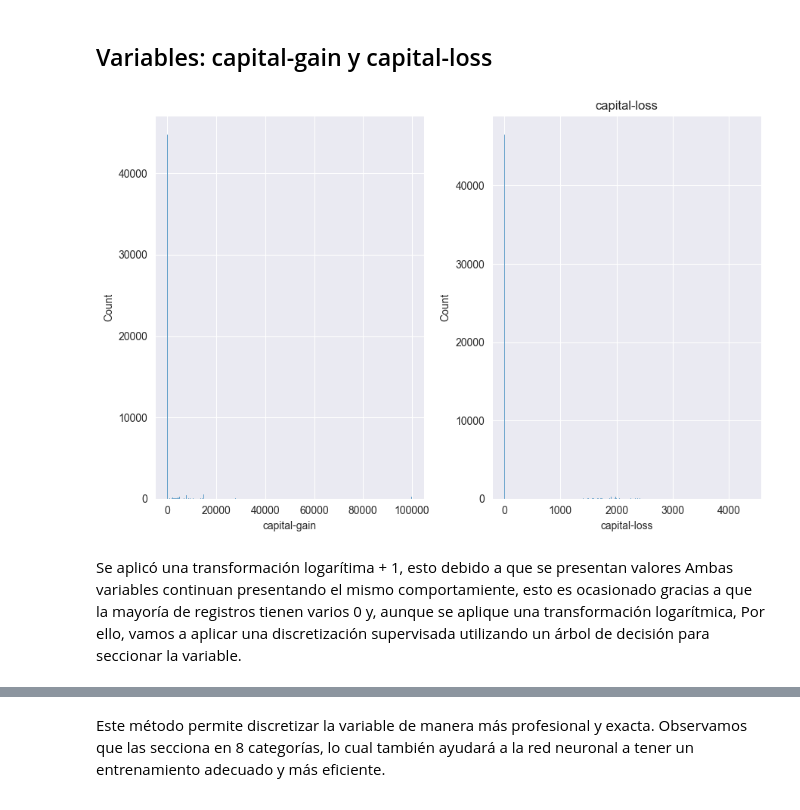
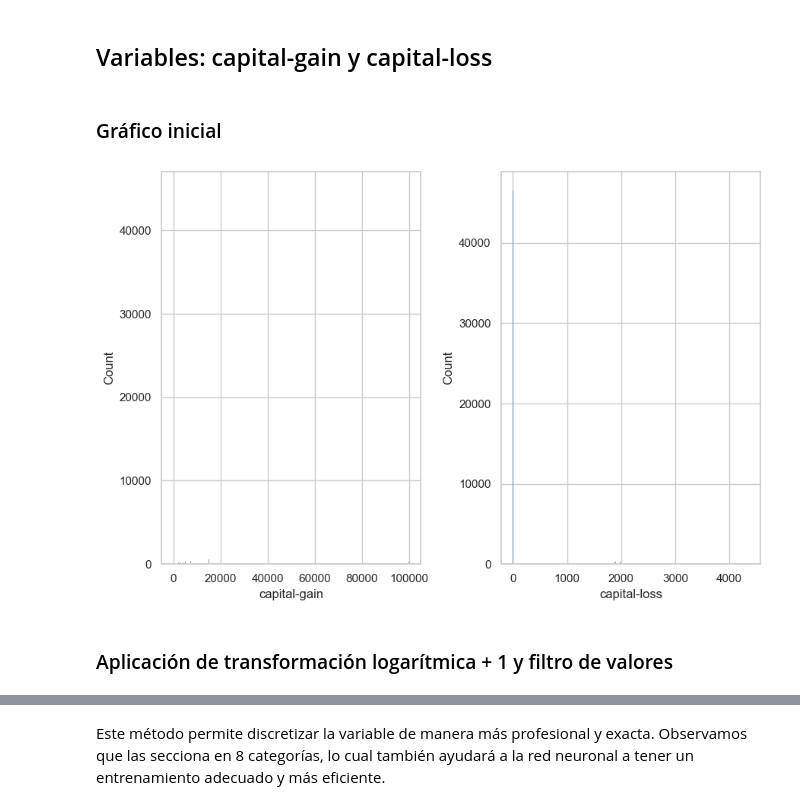
Before and after one commit to Marcelloprime/rnn_adult_income_prediction, a Jupyter notebook: 01_eda.ipynb, the cells around one changed output, grey strips where cells are left out. Drawn from its saved outputs; the diff is of its cells as text; code cells hidden in the pictures.

```diff
--- a/01_eda.ipynb
+++ b/01_eda.ipynb
@@ -49,6 +49,8 @@ import pandas as pd
 import matplotlib.pyplot as plt
 import seaborn as sns
 from pathlib import Path
+
+sns.set_theme(style="whitegrid")
 # %%
 adult = fetch_ucirepo(id=2)
 df = adult.data.original
@@ -361,0 +398,20 @@ A diferencia de los gráficos anteriores, al segmentar por el target, encontramo
+# %%
+nom_cols = df.select_dtypes(include=['str']).drop(columns=['income'])
+
+
+for var in nom_cols:
+    plt.figure(figsize=(12, 6))
+
+    # Usamos 'normalize=True' en el crosstab para obtener porcentajes y que sea comparable
+    # Esto facilita ver la relación con el target independientemente del conteo
+    df_plot = pd.crosstab(df[var], df['income'], normalize='index') * 100
+
+    # Convertir a formato 'long' para Seaborn
+    df_plot = df_plot.stack().reset_index().rename(columns={0: 'percentage'})
+
+    sns.barplot(data=df_plot, x=var, y='percentage', hue='income')
+
+    plt.title(f'Distribución de Ingresos por {var}')
+    plt.ylabel('Porcentaje (%)')
+    plt.xticks(rotation=45, ha='right')
+    plt.show()
@@ -361,0 +427,16 @@ A diferencia de los gráficos anteriores, al segmentar por el target, encontramo
+# %%
+for var in nom_cols:
+    # Creamos la tabla de contingencia normalizada
+    ct = pd.crosstab(df[var], df['income'], normalize='index') * 100
+
+    # Graficamos directamente desde el DataFrame de pandas (es más rápido y limpio)
+    # kind='bar' + stacked=True genera el gráfico de barras apiladas al 100%
+    ax = ct.plot(kind='bar', stacked=True, figsize=(16, 9), color=['#54a24b', '#4c72b0'])
+
+    plt.title(f'Distribución de Ingresos por {var}', fontsize=14)
+    plt.ylabel('Porcentaje (%)')
+    plt.xlabel(var)
+    plt.xticks(rotation=90, ha='right')
+    plt.legend(title='Ingreso', bbox_to_anchor=(1.05, 1), loc='upper left')
+    plt.tight_layout()
+    plt.show()
@@ -362,17 +478,16 @@ A diferencia de los gráficos anteriores, al segmentar por el target, encontramo
 # %% [markdown]
 ## Variables: capital-gain y capital-loss
+# %% [markdown]
+### Gráfico inicial
 # %%
 spec_col = ['capital-gain','capital-loss']
 fig, axes = plt.subplots(1, 2, figsize=(9, 6))
 axes = axes.flatten()
 for c, ax in zip(spec_col, axes):
     sns.histplot(df[c], ax = ax)
-    plt.title(f"{c}")
-    plt.tight_layout()
+plt.tight_layout()
 plt.show()
 # %% [output]
-[figure, old version]
+[figure, new version]
-# %% [markdown]
-Se aplicó una transformación logarítima + 1, esto debido a que se presentan valores
-Ambas variables continuan presentando el mismo comportamiente, esto es ocasionado gracias a que la mayoría de registros tienen varios 0 y, aunque se aplique una transformación logarítmica,
-Por ello, vamos a aplicar una discretización supervisada utilizando un árbol de decisión para seccionar la variable.
+# %% [markdown]
+### Aplicación de transformación logarítmica + 1 y filtro de valores
```
Also changed, not shown: parts of 24 cells of this notebook, 26 other files.
